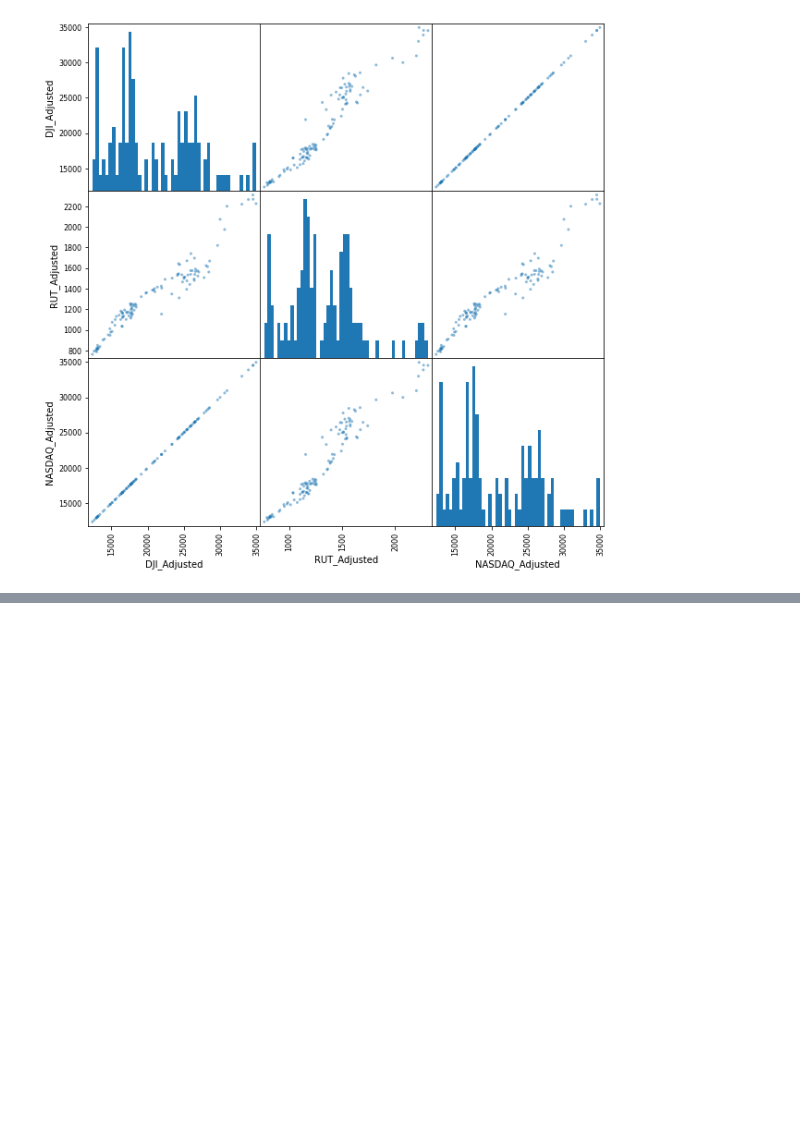
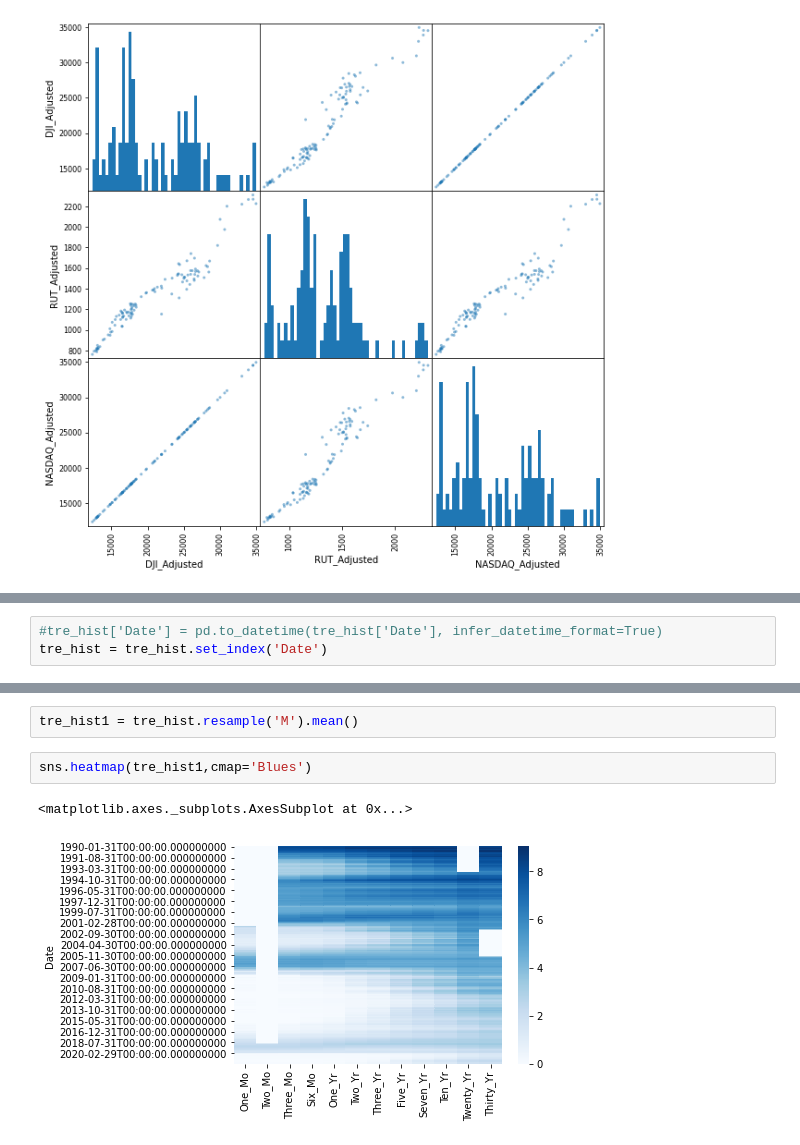
Before and after one commit to AlexNoonan-Syracuse/BigDataProject, a Jupyter notebook: RC_IST718_Final_Project.ipynb, the cells around one changed output, grey strips where cells are left out. Cells and saved outputs as stored; diff of their text form; blank space fills up the shorter version.

```diff
--- a/RC_IST718_Final_Project.ipynb
+++ b/RC_IST718_Final_Project.ipynb
@@ -281,0 +326,3 @@ array([[<matplotlib.axes._subplots.AxesSubplot object at 0x...>,
+# %%
+#tre_hist['Date'] = pd.to_datetime(tre_hist['Date'], infer_datetime_format=True)
+tre_hist = tre_hist.set_index('Date')
@@ -281,0 +346,7 @@ array([[<matplotlib.axes._subplots.AxesSubplot object at 0x...>,
+# %%
+tre_hist1 = tre_hist.resample('M').mean()
+# %%
+sns.heatmap(tre_hist1,cmap='Blues')
+# %% [output]
+<matplotlib.axes._subplots.AxesSubplot at 0x...>
+[figure, added]
```
Also changed, not shown: parts of 7 cells of this notebook.
